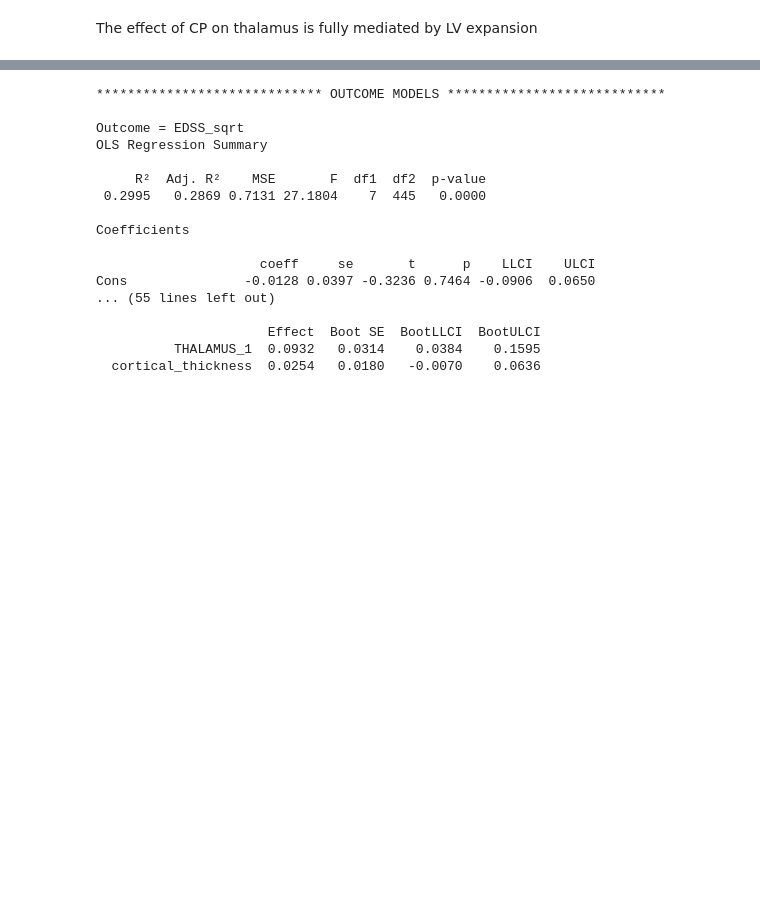
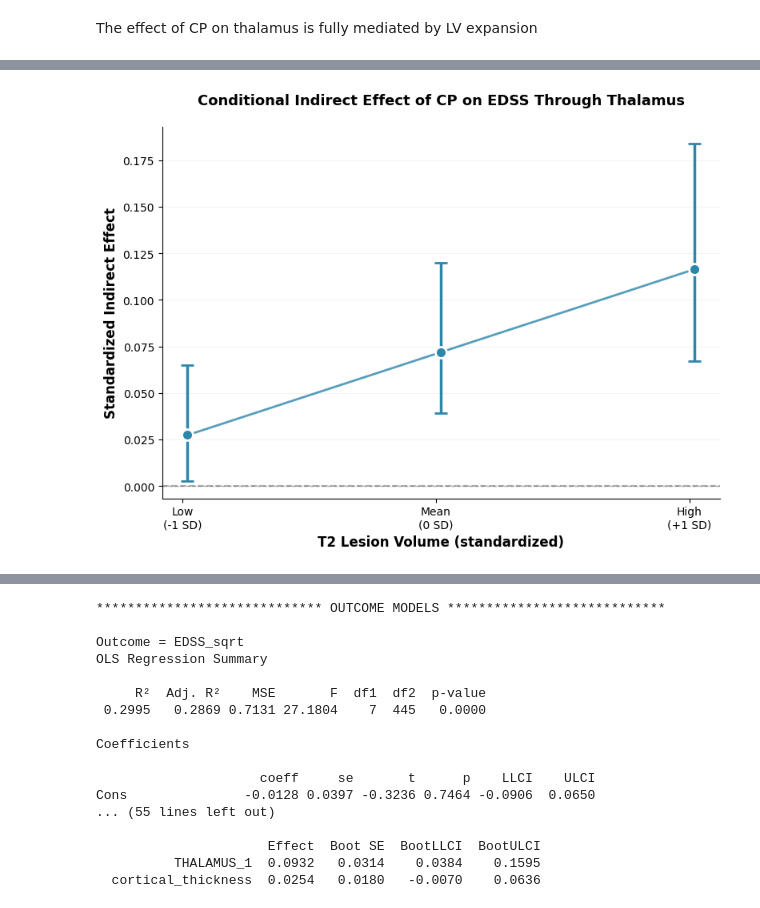
Before and after one commit to srs328/ms_mri, a Jupyter notebook: analysis/thalamus/results/6-Thalamic_nuclei_and_disability.ipynb, the cells around one changed output, grey strips where cells are left out. Drawn from its saved outputs; the diff is of its cells as text; code cells hidden in the pictures; blank space fills up the shorter version.

```diff
--- a/analysis/thalamus/results/6-Thalamic_nuclei_and_disability.ipynb
+++ b/analysis/thalamus/results/6-Thalamic_nuclei_and_disability.ipynb
@@ -656,16 +500,0 @@ Cons       -0.0115 0.0399 -0.2873 0.7740 -0.0896  0.0667
-# %%
-model_data = data_ms_z
-
-p2 = Process(
-    data=model_data,
-    model=7,
-    x="CP",
-    y="EDSS_sqrt",
-    w="t2lv_log",
-    m=["CCR2_log"],
-    controls=["age", "Female", "tiv", "dzdur"],
-    controls_in="all",
-    suppr_init=True,
-)
-
-p2.summary()
@@ -689,0 +501,59 @@ Cons     -0.0096 0.0405 -0.2358 0.8137 -0.0889  0.0698
+# %%
+# Data
+indirect_model = p2.indirect_model.coeff_summary()
+t2lv_values = indirect_model['T2LV_log1p']
+indirect_effects = indirect_model['Effect']
+ci_lower = indirect_model['BootLLCI']
+ci_upper = indirect_model['BootULCI']
+
+# Calculate errors
+errors_lower = indirect_effects - ci_lower
+errors_upper = ci_upper - indirect_effects
+errors = np.array([errors_lower, errors_upper])
+
+# Create the plot
+fig, ax = plt.subplots(figsize=(8, 6))
+
+# Plot line and points
+ax.plot(t2lv_values, indirect_effects, '-o',
+        color='#2E86AB', linewidth=2, markersize=8, alpha=0.8)
+
+# Add error bars
+ax.errorbar(t2lv_values, indirect_effects, yerr=errors,
+            fmt='o', markersize=10,
+            color='#2E86AB', ecolor='#2E86AB',
+            capsize=6, capthick=2.5, linewidth=2.5,
+            markeredgewidth=2, markeredgecolor='white')
+
+
+# ax.errorbar(t2lv_levels, indirect_effects,
+#             yerr=errors, fmt='o', markersize=10,
+#             color='#2E86AB', ecolor='#2E86AB',
+#             capsize=6, capthick=2.5, linewidth=2.5,
+#             markeredgewidth=2, markeredgecolor='white')
+
+# Add horizontal line at zero
+ax.axhline(y=0, color='gray', linestyle='--', linewidth=1, alpha=0.7)
+
+# Customize plot
+ax.set_xticks([-1, 0, 1])
+ax.set_xticklabels(['Low\n(-1 SD)', 'Mean\n(0 SD)', 'High\n(+1 SD)'])
+ax.set_xlabel('T2 Lesion Volume (standardized)', fontsize=12, fontweight='bold')
+ax.set_ylabel('Standardized Indirect Effect', fontsize=12, fontweight='bold')
+ax.set_title('Conditional Indirect Effect of CP on EDSS Through Thalamus',
+             fontsize=13, fontweight='bold', pad=20)
+# ax.set_ylim(0, 0.25)
+# ax.grid(True, alpha=0.3, linestyle='-', linewidth=0.5)
+ax.set_axisbelow(True)
+
+
+
+ax.axhline(y=0, color='#666666', linestyle='--', linewidth=1.5, alpha=0.5)
+ax.spines['top'].set_visible(False)
+ax.spines['right'].set_visible(False)
+ax.grid(True, alpha=0.2, linestyle='-', linewidth=0.5, axis='y')
+
+plt.tight_layout()
+plt.show()
+# %% [output]
+[figure, added]
```
Also changed, not shown: parts of 15 cells of this notebook, 5 other files.
